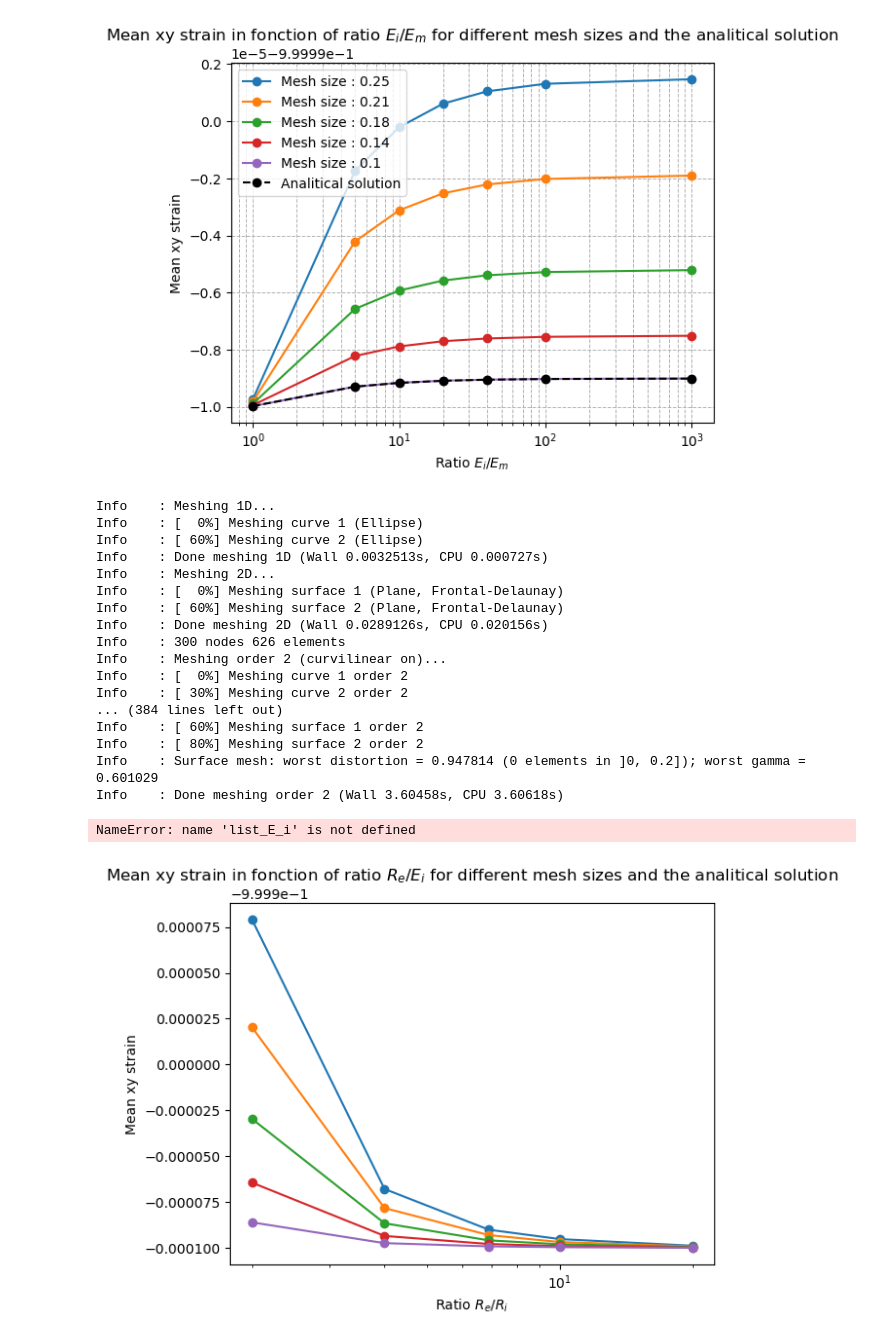
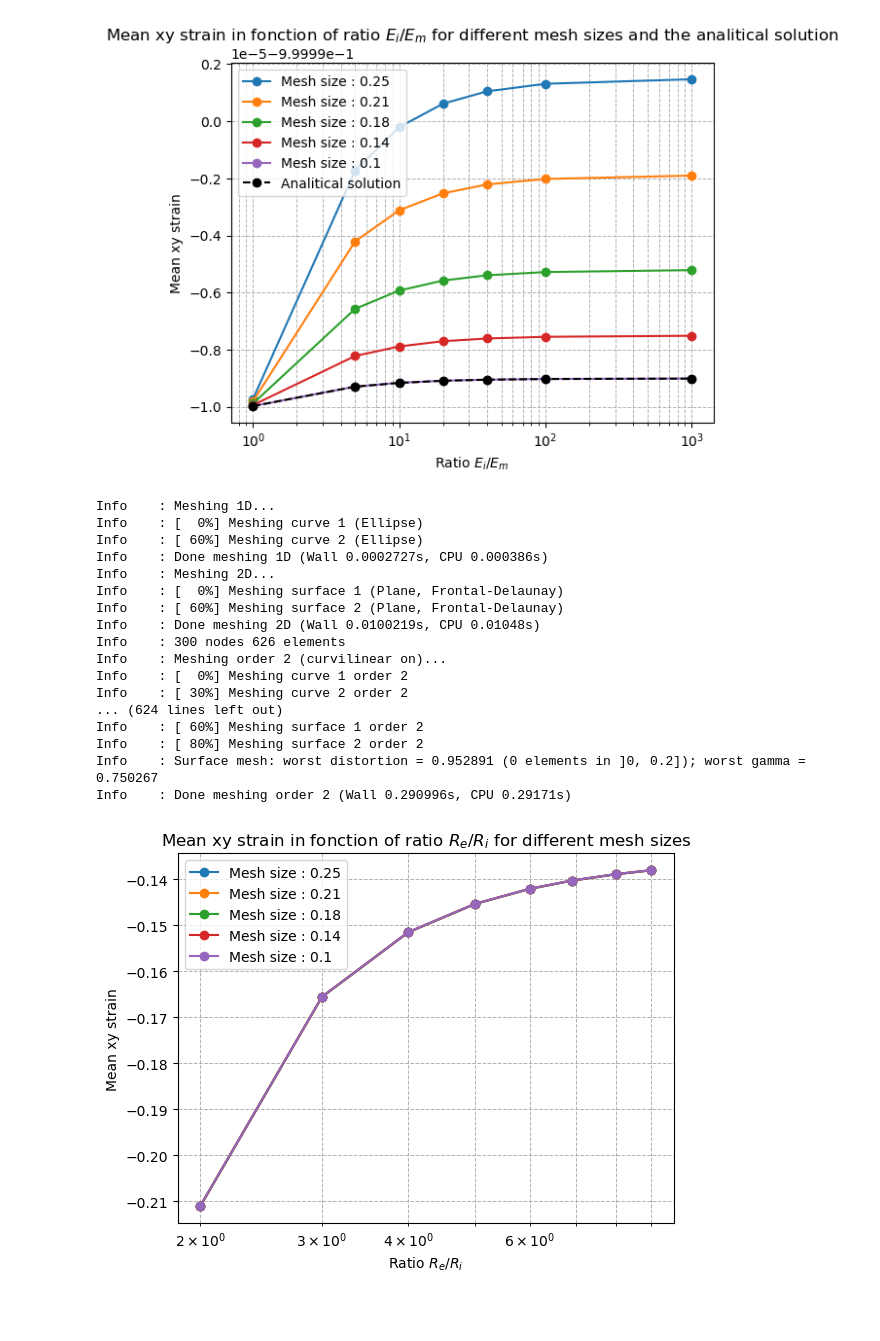
Before and after one commit to Luhenmo/Calcul_num, a Jupyter notebook: TP_1.ipynb, the cells around one changed output. Drawn from its saved outputs; the diff is of its cells as text; code cells hidden in the pictures; blank space fills up the shorter version.

```diff
--- a/TP_1.ipynb
+++ b/TP_1.ipynb
@@ -800,7 +600,7 @@ Info    : Done meshing order 2 (Wall 0.220042s, CPU 0.221123s)
 
 # Geometrique
 R_i = 1.0 # Radius of the inclusion
-list_R_e = [2,4,6.9,10,20]  # Radius of the matrix (whole domain)
+list_R_e = [2,3,4,5,6,6.9,8,9]  # Radius of the matrix (whole domain)
 aspect_ratio = 1.0 # start with a circle, otherwise ellipse
 
 # Materiaux
@@ -820,7 +620,7 @@ dict_plot = {}
 # Create a figure and axis
 fig, ax = plt.subplots()
 # Add titles and labels
-ax.set_title('Mean xy strain in fonction of ratio $R_e / E_i$ for different mesh sizes and the analitical solution')
+ax.set_title('Mean xy strain in fonction of ratio $R_e / R_i$ for different mesh sizes')
 ax.set_xlabel('Ratio $R_e / R_i$')
 ax.set_ylabel('Mean xy strain')
 ax.set_xscale('log')
@@ -849,54 +649,37 @@ for mesh_size in list_mesh_size:
                 E_i,
                 nu_i,
                 mesh_order,
             )
 
-        mean_strain = get_mean_strain(u_solution,domain,cell_tags,0,1,0)
+        mean_strain = get_mean_strain(u_solution,domain,cell_tags,0,1,1)
 
         dict_plot[mesh_size].append(mean_strain)
 
     # Plot the error vs number of elements
     ax.plot(list_R_e, dict_plot[mesh_size], marker='o', linestyle='-', label=f'Mesh size : {np.round(mesh_size,2)}')
 
-dict_plot.update({"analitical":[]})
-## Ploting the analitiacal solution
-for R_e in list_R_e:
-
-    #### analitical solution
-    V = fem.functionspace(domain, ("Lagrange", mesh_order, (domain.geometry.dim,)))
-    solution = EshelbyDisk(V,R_e/R_i, E_i/E_m, nu_i, nu_m)
-    u_analitical = solution.to_function(R_i)
-    eps_analitical = eps(u_analitical)
-
-    mean_strain = get_mean_strain(u_analitical,domain,cell_tags,0,1,0)
-
-    dict_plot["analitical"].append(mean_strain)
-
-ax.plot(list_E_i, dict_plot["analitical"], marker='o', linestyle='--', color="black", label=f'Analitical solution')
-# Add grid for better readability
 ax.grid(True, which='both', linestyle='--', linewidth=0.7)
 # Add legend
 ax.legend()
 plt.savefig("mean_strain_R_e")
 # Show the plot
 plt.show()
 # %% [output]
 Info    : Meshing 1D...
 Info    : [  0%] Meshing curve 1 (Ellipse)
 Info    : [ 60%] Meshing curve 2 (Ellipse)
-Info    : Done meshing 1D (Wall 0.0032513s, CPU 0.000727s)
+Info    : Done meshing 1D (Wall 0.0002727s, CPU 0.000386s)
 Info    : Meshing 2D...
 Info    : [  0%] Meshing surface 1 (Plane, Frontal-Delaunay)
 Info    : [ 60%] Meshing surface 2 (Plane, Frontal-Delaunay)
-Info    : Done meshing 2D (Wall 0.0289126s, CPU 0.020156s)
+Info    : Done meshing 2D (Wall 0.0100219s, CPU 0.01048s)
 Info    : 300 nodes 626 elements
 Info    : Meshing order 2 (curvilinear on)...
 Info    : [  0%] Meshing curve 1 order 2
 Info    : [ 30%] Meshing curve 2 order 2
-... (384 lines left out)
+... (624 lines left out)
 Info    : [ 60%] Meshing surface 1 order 2
 Info    : [ 80%] Meshing surface 2 order 2
-Info    : Surface mesh: worst distortion = 0.947814 (0 elements in ]0, 0.2]); worst gamma = 0.601029
-Info    : Done meshing order 2 (Wall 3.60458s, CPU 3.60618s)
+Info    : Surface mesh: worst distortion = 0.952891 (0 elements in ]0, 0.2]); worst gamma = 0.750267
+Info    : Done meshing order 2 (Wall 0.290996s, CPU 0.29171s)
-NameError: name 'list_E_i' is not defined
-[figure, old version]
+[figure, new version]
```
Also changed, not shown: parts of 2 cells of this notebook.
